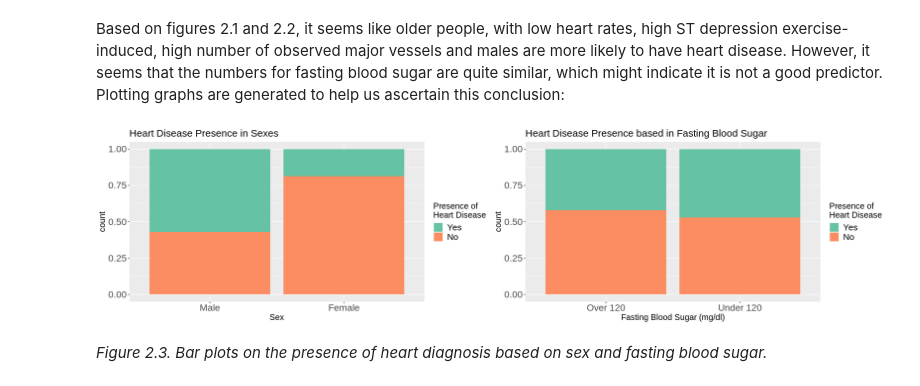
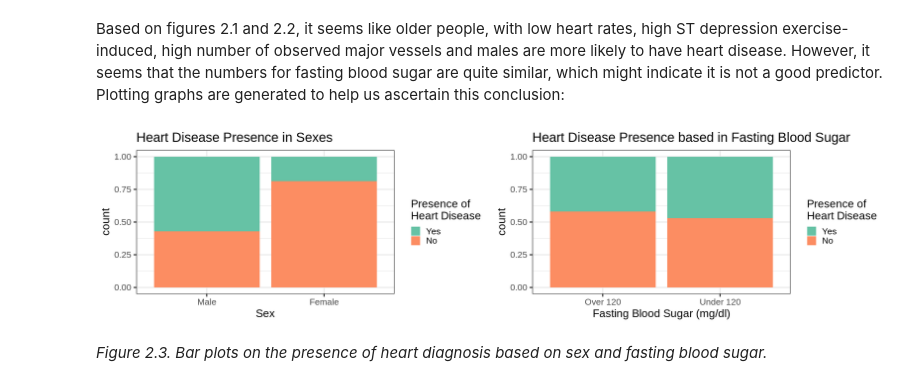
Before and after one commit to laurent-mt/dsci100project, a Jupyter notebook: actualproject.ipynb, the cells around one changed output. Saved outputs shown, nothing was run; the diff lists cells and outputs as text; code cells hidden in the pictures.

```diff
--- a/actualproject.ipynb
+++ b/actualproject.ipynb
@@ -216,42 +203,41 @@ A tibble: 1 × 4
 # %% [markdown]
 Based on figures 2.1 and 2.2, it seems like older people, with low heart rates, high ST depression exercise-induced, high number of observed major vessels and males are more likely to have heart disease. However, it seems that the numbers for fasting blood sugar are quite similar, which might indicate it is not a good predictor. Plotting graphs are generated to help us ascertain this conclusion:
 # %%
-#Visualizing different relevant plots with training data.
+#  Visualizing different relevant plots with training data.
 options(repr.plot.width = 20, repr.plot.height = 5)
 
-#Plotting a bar graph looking at presence of heart disease based in the sex.
-heart_train_sex <- heart_train %>%
-mutate(sex = recode_factor(sex, `1` = "Male",
-                           `0` = "Female" ))
+#  Plotting a bar graph looking at presence of heart disease based in the sex.
+
+heart_train_sex <- heart_train                                              %>%
+                   mutate(sex = recode_factor(sex, `1` = "Male",
+                                                   `0` = "Female" ))
+
+
 sex_plot <- ggplot(heart_train_sex, aes(x = sex, fill = diagnosis))         +
              geom_bar(position = "fill")                                    +
              labs(x = "Sex", fill = "Presence of \nHeart Disease")          +
              ggtitle("Heart Disease Presence in Sexes")                     +
-             theme(text = element_text(size = 20),
-                   axis.text.x = element_text(size = 17),
-                   axis.text.y = element_text(size = 17),
-                   title       = element_text(size = 15))                   +
+             theme_bw(base_size = 20, base_line_size  = 1)                  +
              scale_fill_brewer(palette = "Set2")
 
-# Plotting a bar graph looking at presence of heart disease based on fasting
+#  Plotting a bar graph looking at presence of heart disease based on fasting
 # blood sugar level.
-heart_train_sugar <- heart_train %>%
-mutate(fastingbs = recode_factor(fastingbs, `1` = "Over 120",
-                                 `0` = "Under 120"))
+heart_train_sugar <- heart_train                                            %>%
+                     mutate(fastingbs = recode_factor(fastingbs,
+                                                          `1` = "Over 120",
+                                                          `0` = "Under 120"))
+
 bs_plot  <- ggplot(heart_train_sugar, aes(x = fastingbs, fill = diagnosis)) +
              geom_bar(position = "fill")                                    +
-             labs(x = "Fasting Blood Sugar (mg/dl)",
+             labs(x    = "Fasting Blood Sugar (mg/dl)",
                   fill = "Presence of \nHeart Disease")                     +
              ggtitle("Heart Disease Presence based in Fasting Blood Sugar") +
-             theme(text = element_text(size = 20),
-                   axis.text.x = element_text(size = 17),
-                   axis.text.y = element_text(size = 17),
-                   title       = element_text(size = 15))                   +
+             theme_bw(base_size = 20, base_line_size  = 1)                  +
              scale_fill_brewer(palette = "Set2")
 
 plot_grid(sex_plot, bs_plot, ncol = 2)
 # %% [output]
-[figure, old version]
+[figure, new version]
 # %% [markdown]
 *Figure 2.3. Bar plots on the presence of heart diagnosis based on sex and fasting blood sugar.*
 # %%
```
Also changed, not shown: parts of 21 cells of this notebook.
